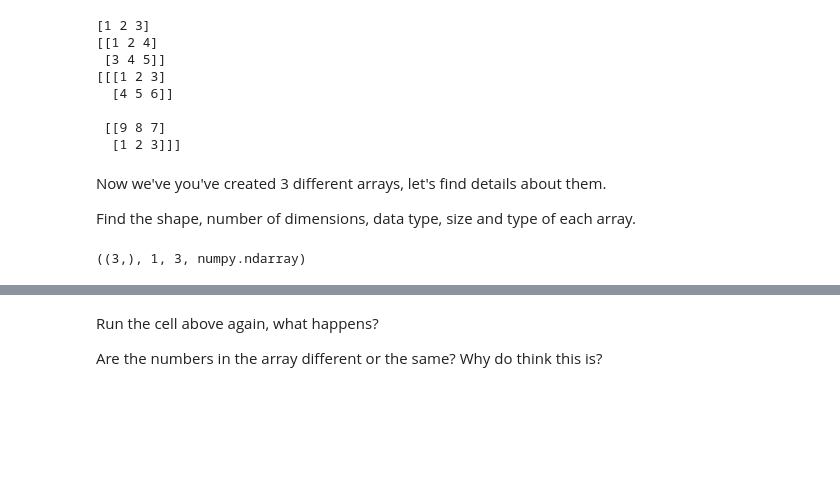
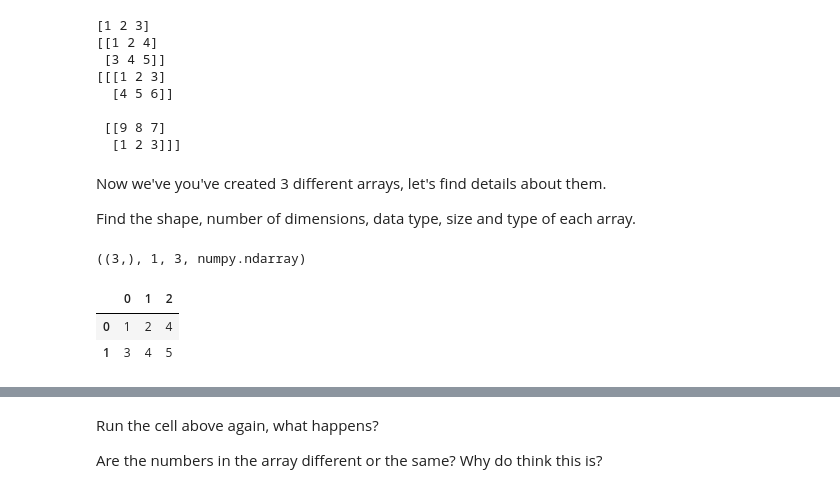
Before and after one commit to georgearun001/codespaces-jupyter, a Jupyter notebook: section-2-data-science-and-ml-tools/numpy-exercises.ipynb, the cells around one changed output, grey strips where cells are left out. Drawn from its saved outputs; the diff is of its cells as text; code cells hidden in the pictures; blank space fills up the shorter version.

```diff
--- a/section-2-data-science-and-ml-tools/numpy-exercises.ipynb
+++ b/section-2-data-science-and-ml-tools/numpy-exercises.ipynb
@@ -57,5 +59,12 @@ one_d_array.shape, one_d_array.ndim, one_d_array.size, type(one_d_array)
 # %%
 # Import pandas and create a DataFrame out of one
 # of the arrays you've created
+import pandas as pd
+two_d_to_pandas = pd.DataFrame(two_d_array)
+display(two_d_to_pandas)
+# %% [output]
+|  | 0 | 1 | 2 |
+| 0 | 1 | 2 | 4 |
+| 1 | 3 | 4 | 5 |
 # %%
 # Create an array of shape (10, 2) with only ones
```
Also changed, not shown: parts of 45 cells of this notebook.
